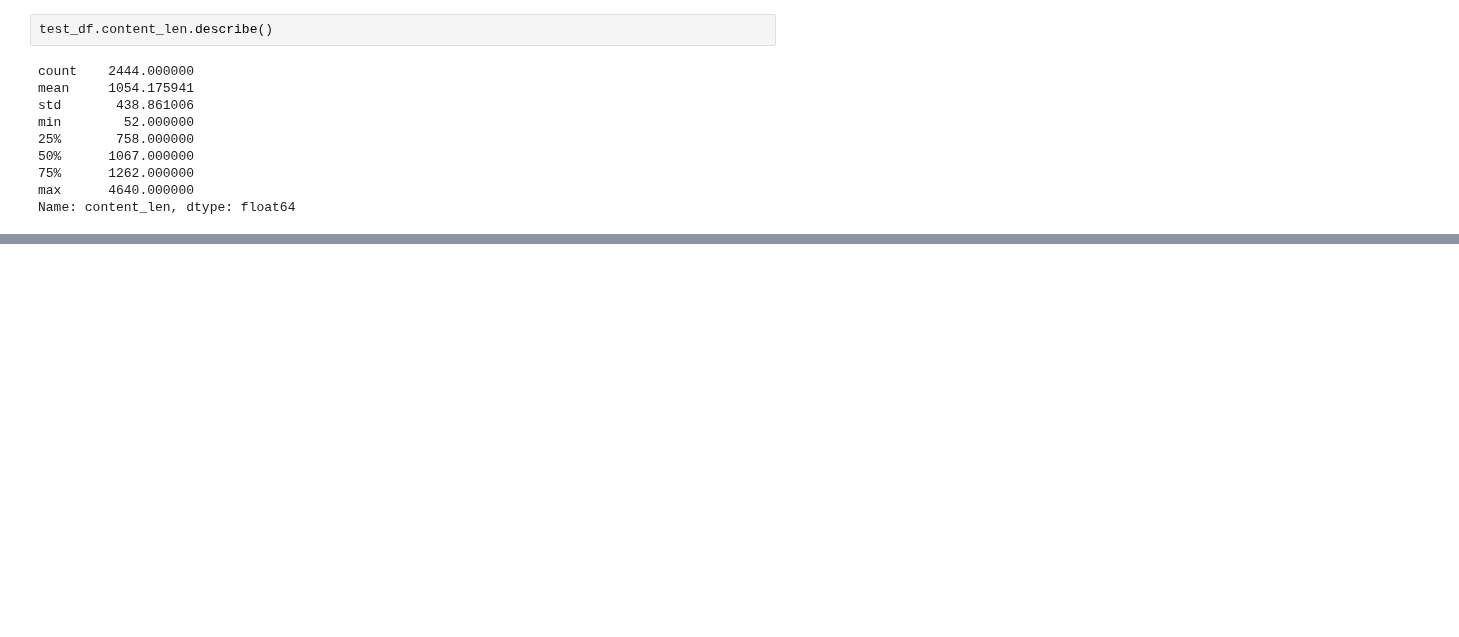
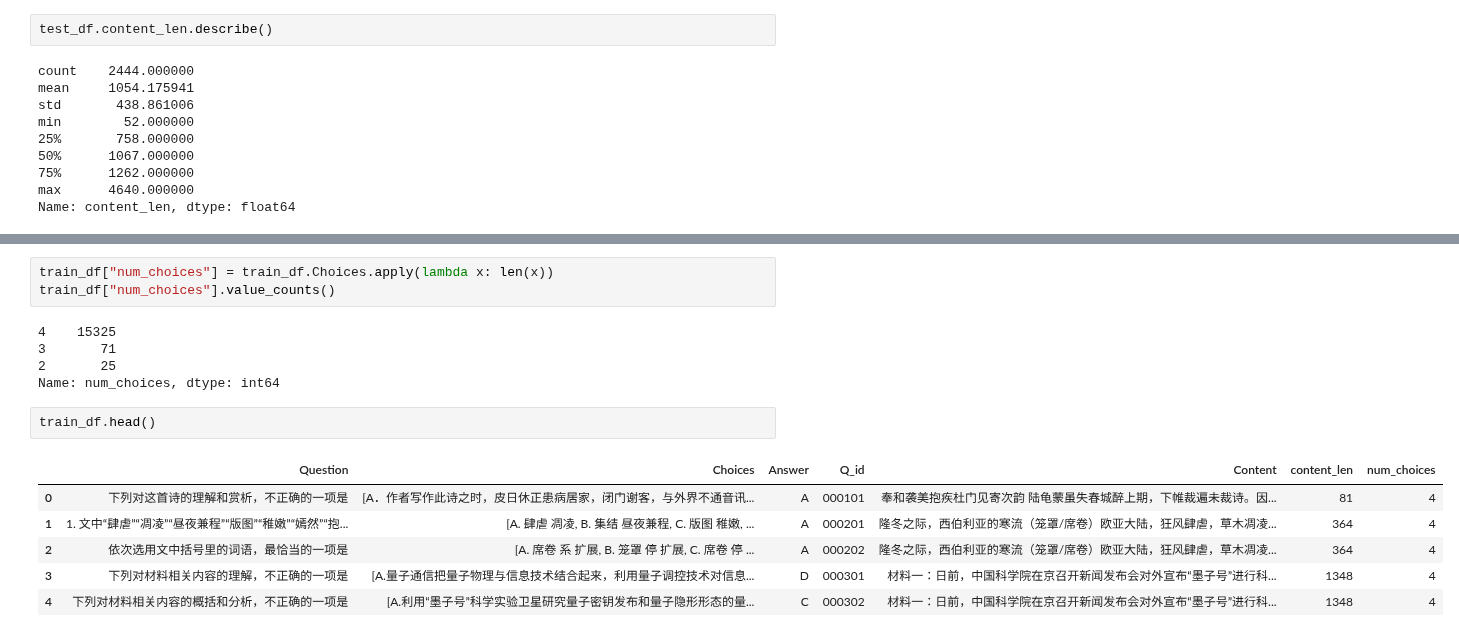
Before and after one commit to OcaenEyes/ML, a Jupyter notebook: AI训练赛/中文阅读理解/中文阅读理解.ipynb, the cells around one changed output, grey strips where cells are left out. Cells and saved outputs as stored; diff of their text form; blank space fills up the shorter version.

```diff
--- a/AI训练赛/中文阅读理解/中文阅读理解.ipynb
+++ b/AI训练赛/中文阅读理解/中文阅读理解.ipynb
@@ -150,0 +184,17 @@ Name: content_len, dtype: float64
+# %%
+train_df["num_choices"] = train_df.Choices.apply(lambda x: len(x))
+train_df["num_choices"].value_counts()
+# %% [output]
+4    15325
+3       71
+2       25
+Name: num_choices, dtype: int64
+# %%
+train_df.head()
+# %% [output]
+|  | Question | Choices | Answer | Q_id | Content | content_len | num_choices |
+| 0 | 下列对这首诗的理解和赏析，不正确的一项是 | [A．作者写作此诗之时，皮日休正患病居家，闭门谢客，与外界不通音讯... | A | 000101 | 奉和袭美抱疾杜门见寄次韵 陆龟蒙虽失春城醉上期，下帷裁遍未裁诗。因... | 81 | 4 |
+| 1 | 1. 文中“肆虐”“凋凌”“昼夜兼程”“版图”“稚嫩”“嫣然”“抱... | [A. 肆虐 凋凌, B. 集结 昼夜兼程, C. 版图 稚嫩, ... | A | 000201 | 隆冬之际，西伯利亚的寒流（笼罩/席卷）欧亚大陆，狂风肆虐，草木凋凌... | 364 | 4 |
+| 2 | 依次选用文中括号里的词语，最恰当的一项是 | [A. 席卷 系 扩展, B. 笼罩 停 扩展, C. 席卷 停 ... | A | 000202 | 隆冬之际，西伯利亚的寒流（笼罩/席卷）欧亚大陆，狂风肆虐，草木凋凌... | 364 | 4 |
+| 3 | 下列对材料相关内容的理解，不正确的一项是 | [A.量子通信把量子物理与信息技术结合起来，利用量子调控技术对信息... | D | 000301 | 材料一：日前，中国科学院在京召开新闻发布会对外宣布“墨子号”进行科... | 1348 | 4 |
+| 4 | 下列对材料相关内容的概括和分析，不正确的一项是 | [A.利用“墨子号”科学实验卫星研究量子密钥发布和量子隐形形态的量... | C | 000302 | 材料一：日前，中国科学院在京召开新闻发布会对外宣布“墨子号”进行科... | 1348 | 4 |
```
Also changed, not shown: parts of 19 cells of this notebook.
